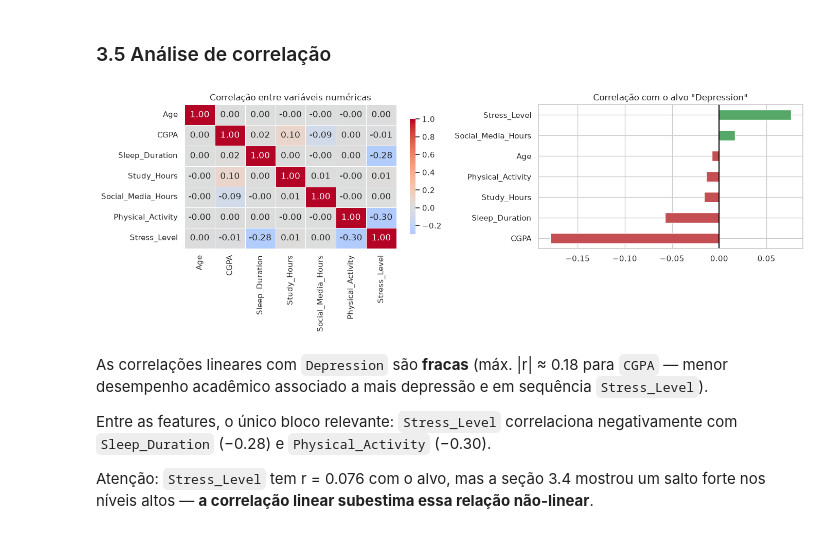
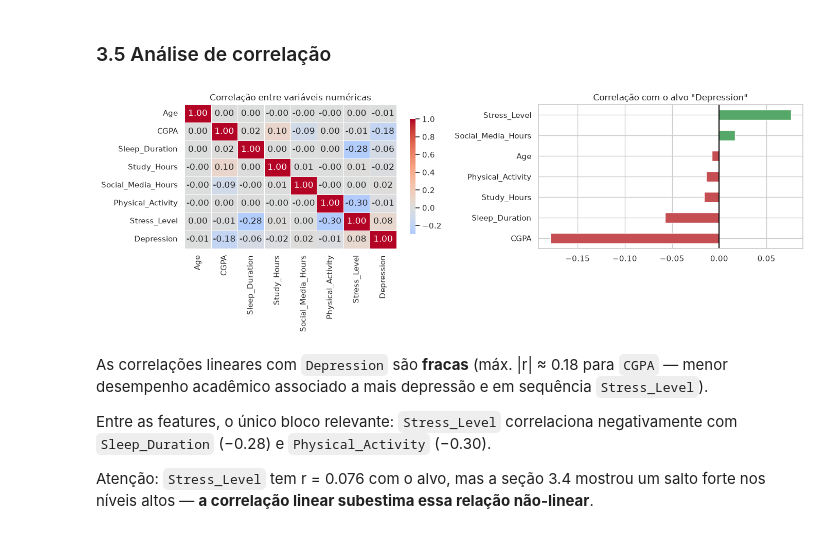
Before and after one commit to victorolinasc/postechiadt-fase1, a Jupyter notebook: notebooks/saude_mental/analysis.ipynb, the cells around one changed output. Cells and saved outputs as stored; diff of their text form; code cells hidden in the pictures.

```diff
--- a/notebooks/saude_mental/tech_challenge.ipynb
+++ b/notebooks/saude_mental/analysis.ipynb
@@ -82,7 +62,7 @@ shap: 0.52.0
 
 Carregamos a base bruta em um `pandas.DataFrame` e inspecionamos formato, tipos e primeiras linhas.
 # %%
-df = pd.read_csv('dataset_estilo_de_vida_estudantes.csv')
+df = pd.read_csv('dataset.csv')
 df.head()
 # %% [output]
 |  | Student_ID | Age | Gender | Department | CGPA | Sleep_Duration | Study_Hours | Social_Media_Hours | ... |
@@ -216,19 +196,18 @@ plt.show()
 # %%
 y = df['Depression'].astype(int)
 
 fig, axes = plt.subplots(1, 2, figsize=(14, 5))
-sns.heatmap(df[num_cols].corr(), annot=True, fmt='.2f', cmap='coolwarm', center=0, linewidths=0.5, ax=axes[0], cbar_kws={'shrink': 0.8})
+sns.heatmap(df[num_cols + ['Depression']].corr(), annot=True, fmt='.2f', cmap='coolwarm', center=0, linewidths=0.5, ax=axes[0], cbar_kws={'shrink': 0.8})
 axes[0].set_title('Correlação entre variáveis numéricas')
 
 corr_y = df[num_cols].corrwith(y).sort_values()
-corr_y.plot(kind='barh', ax=axes[1],
-            color=['#c44e52' if v < 0 else '#55a868' for v in corr_y.values])
+corr_y.plot(kind='barh', ax=axes[1], color=['#c44e52' if v < 0 else '#55a868' for v in corr_y.values])
 axes[1].axvline(0, color='#000000')
 axes[1].set_title('Correlação com o alvo "Depression"')
 plt.tight_layout()
 plt.show()
 # %% [output]
-[figure, old version]
+[figure, new version]
 # %% [markdown]
 As correlações lineares com `Depression` são **fracas** (máx. |r| ≈ 0.18 para `CGPA` — menor desempenho acadêmico associado a mais depressão e em sequência `Stress_Level`).
 
```
Also changed, not shown: parts of 6 cells of this notebook, 12 other files.
